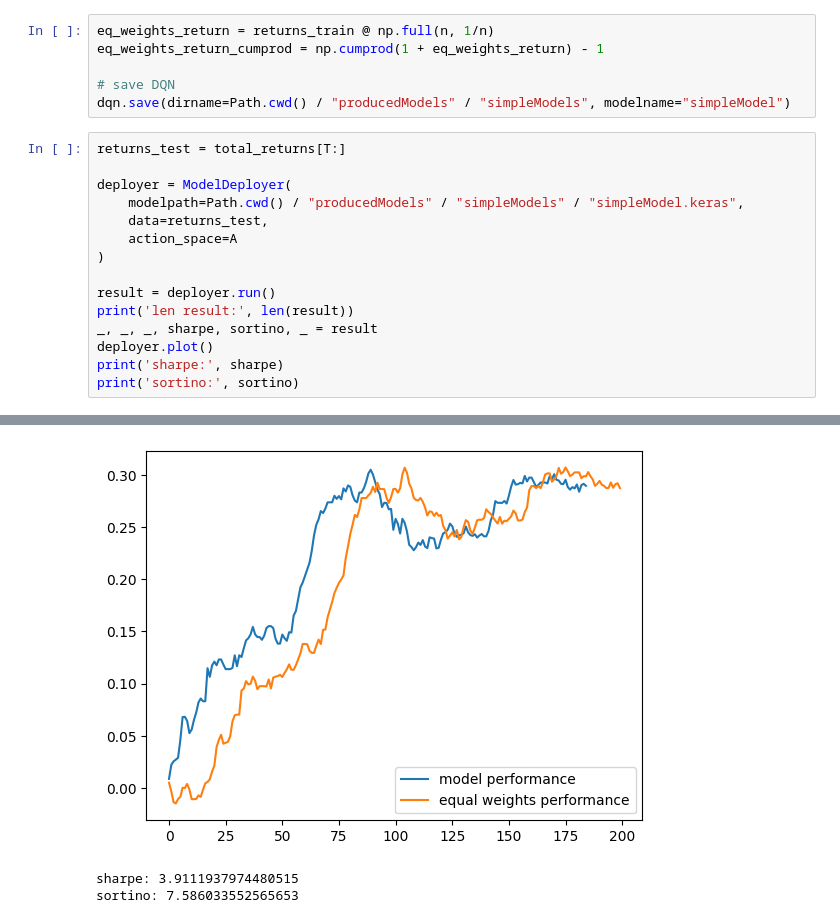
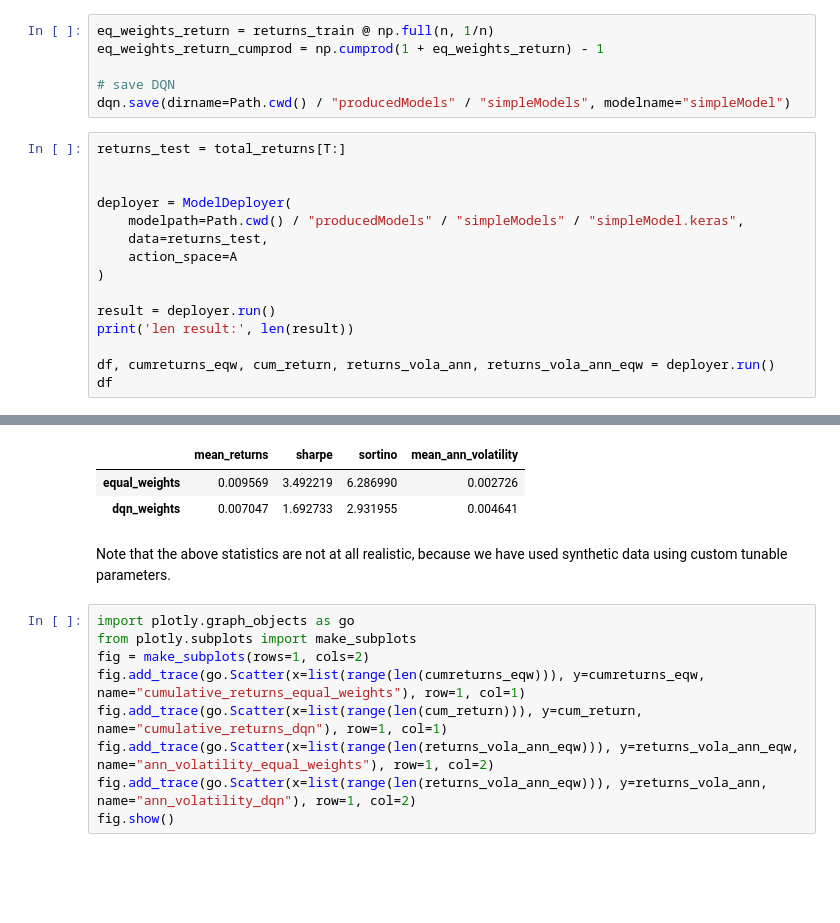
Before and after one commit to tobiasocula/Q-Learning-Implementations, a Jupyter notebook: simple_dqn.ipynb, the cells around one changed output, grey strips where cells are left out. Cells and saved outputs as stored; diff of their text form; blank space fills up the shorter version.

```diff
--- a/simple_dqn.ipynb
+++ b/simple_dqn.ipynb
@@ -280,6 +280,7 @@ eq_weights_return_cumprod = np.cumprod(1 + eq_weights_return) - 1
 dqn.save(dirname=Path.cwd() / "producedModels" / "simpleModels", modelname="simpleModel")
 # %%
 returns_test = total_returns[T:]
+
 
 deployer = ModelDeployer(
     modelpath=Path.cwd() / "producedModels" / "simpleModels" / "simpleModel.keras",
@@ -289,8 +290,7 @@ deployer = ModelDeployer(
 
 result = deployer.run()
 print('len result:', len(result))
-_, _, _, sharpe, sortino, _ = result
-deployer.plot()
-print('sharpe:', sharpe)
-print('sortino:', sortino)
+
+df, cumreturns_eqw, cum_return, returns_vola_ann, returns_vola_ann_eqw = deployer.run()
+df
 # %% [output]
@@ -314,3 +314,14 @@ len result: 6
-[figure, removed]
-sharpe: 3.9111937974480515
-sortino: 7.586033552565653
+|  | mean_returns | sharpe | sortino | mean_ann_volatility |
+| equal_weights | 0.009569 | 3.492219 | 6.286990 | 0.002726 |
+| dqn_weights | 0.007047 | 1.692733 | 2.931955 | 0.004641 |
+# %% [markdown]
+Note that the above statistics are not at all realistic, because we have used synthetic data using custom tunable parameters.
+# %%
+import plotly.graph_objects as go
+from plotly.subplots import make_subplots
+fig = make_subplots(rows=1, cols=2)
+fig.add_trace(go.Scatter(x=list(range(len(cumreturns_eqw))), y=cumreturns_eqw, name="cumulative_returns_equal_weights"), row=1, col=1)
+fig.add_trace(go.Scatter(x=list(range(len(cum_return))), y=cum_return, name="cumulative_returns_dqn"), row=1, col=1)
+fig.add_trace(go.Scatter(x=list(range(len(returns_vola_ann_eqw))), y=returns_vola_ann_eqw, name="ann_volatility_equal_weights"), row=1, col=2)
+fig.add_trace(go.Scatter(x=list(range(len(returns_vola_ann_eqw))), y=returns_vola_ann, name="ann_volatility_dqn"), row=1, col=2)
+fig.show()
```
Also changed, not shown: parts of 5 cells of this notebook, 7 other files.
